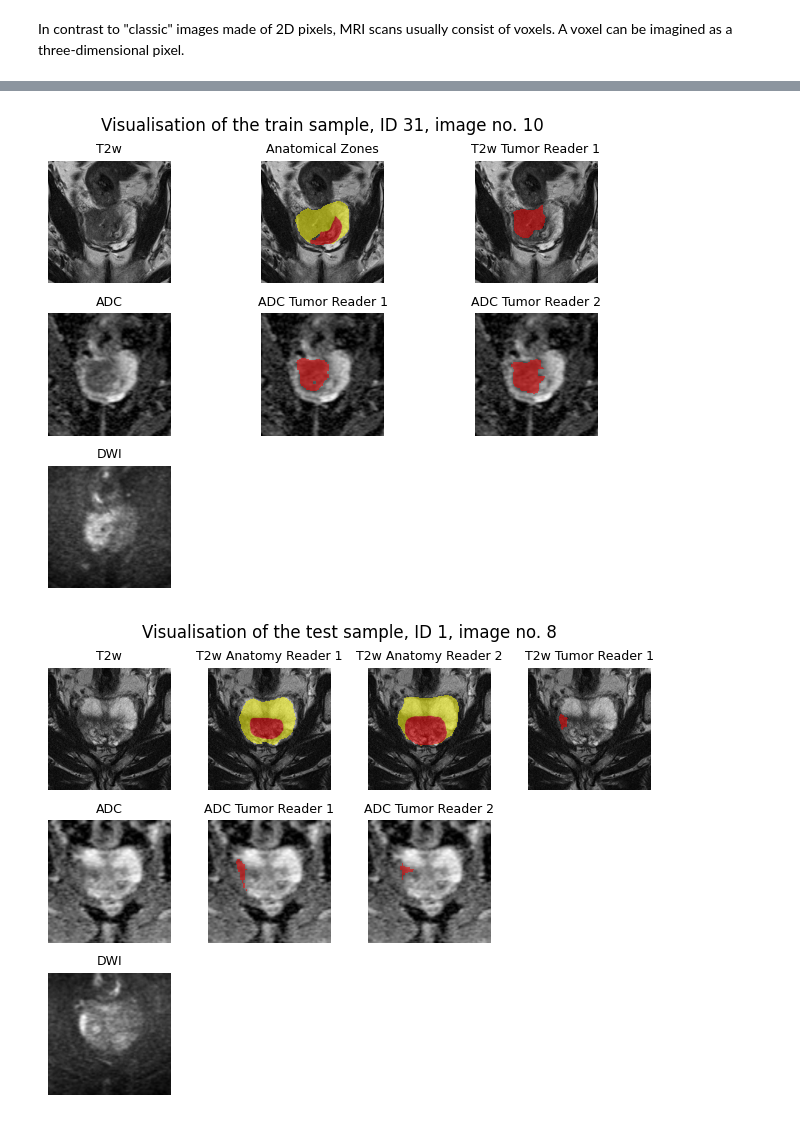
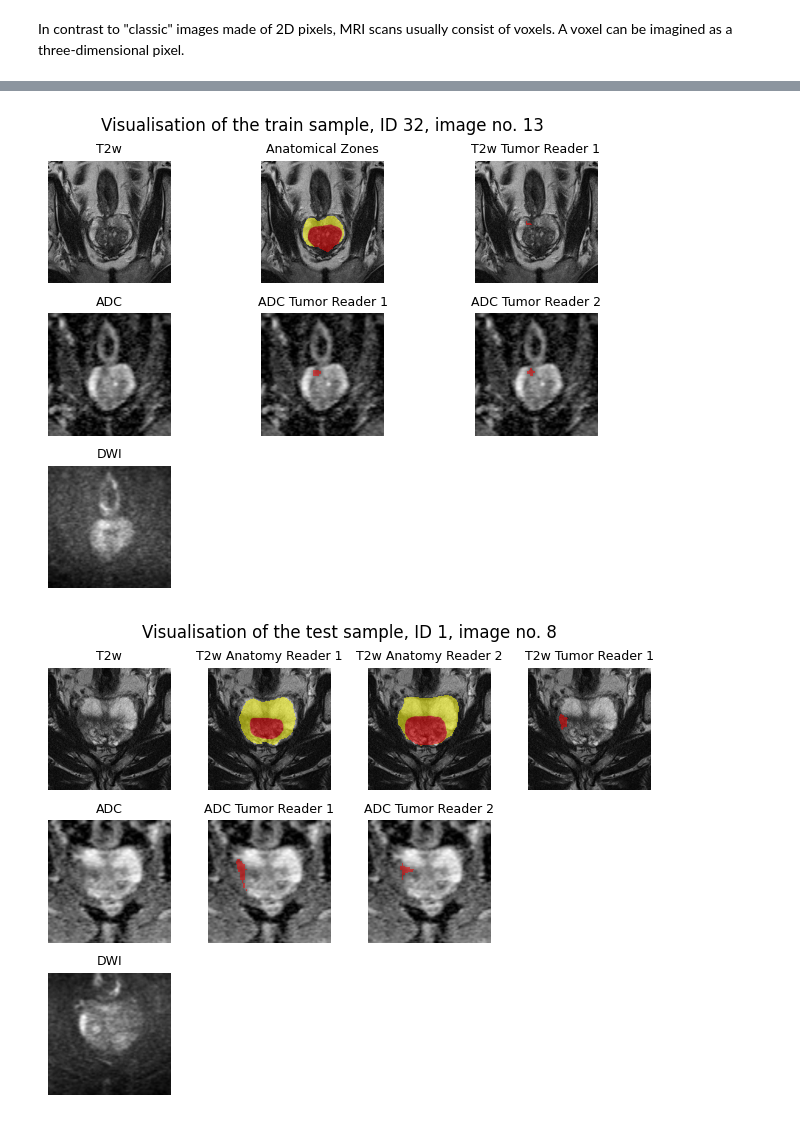
Before and after one commit to TinyRogue/Prostate-Cancer-MRI, a Jupyter notebook: main.ipynb, the cells around one changed output, grey strips where cells are left out. Cells and saved outputs as stored; diff of their text form; code cells hidden in the pictures.

```diff
--- a/main.ipynb
+++ b/main.ipynb
@@ -249,32 +245,34 @@ def plot_images(axs, titles, base_img, overlay_imgs=None, overlay_alpha=0.5, cma
             ax.imshow(overlay, alpha=overlay_alpha, cmap=overlay_cmap)
         ax.axis('off')
 # %%
-CASE = 7
+CASE = 32
 SET = train_df
-SELECTED_IMG = 10
+SELECTED_IMG = 13
+
+row = SET.loc[SET['ID'] == CASE]
 
 data_files = ['t2', 'adc', 'dwi', 't2_anatomy_reader1', 't2_tumor_reader1', 'adc_tumor_reader1', 'adc_tumor_reader2']
-data = {key: load_nii(SET.iloc[CASE][key])[1] for key in data_files}
+data = {key: load_nii(row[key].values.item())[1] for key in data_files}
 
 t2_slice, dwi_slice, adc_slice = [process_slice(data[fname], SELECTED_IMG) for fname in ('t2', 'dwi', 'adc')]
 t2_ar1_slice, t2_tr1_slice, adc_tr1_slice, adc_tr2_slice = [process_slice(data[fname], SELECTED_IMG, mask=True) for fname in ('t2_anatomy_reader1', 't2_tumor_reader1', 'adc_tumor_reader1', 'adc_tumor_reader2')]
 
 fig = plt.figure(constrained_layout=True)
-fig.suptitle(f'Visualisation of the train sample, ID {SET.iloc[CASE]["ID"]}, image no. {SELECTED_IMG}')
+fig.suptitle(f"Visualisation of the train sample, ID {row['ID'].values.item()}, image no. {SELECTED_IMG}")
 subfigs = fig.subfigures(3, 1)
 
 axsTop = subfigs[0].subplots(1, 3)
 plot_images(axsTop, ['T2w', 'Anatomical Zones', 'T2w Tumor Reader 1'], t2_slice, [None, t2_ar1_slice, t2_tr1_slice])
 
 axsMiddle = subfigs[1].subplots(1, 3)
 plot_images(axsMiddle, ['ADC', 'ADC Tumor Reader 1', 'ADC Tumor Reader 2'], adc_slice, [None, adc_tr1_slice, adc_tr2_slice])
 
 axsBottom = subfigs[2].subplots(1, 3)
 plot_images(axsBottom, ['DWI'], dwi_slice)
 for ax in axsBottom[1:]:
     ax.axis('off')
 
 plt.show()
 # %% [output]
-[figure, old version]
+[figure, new version]
 # %%
```
Also changed, not shown: parts of 18 cells of this notebook.
